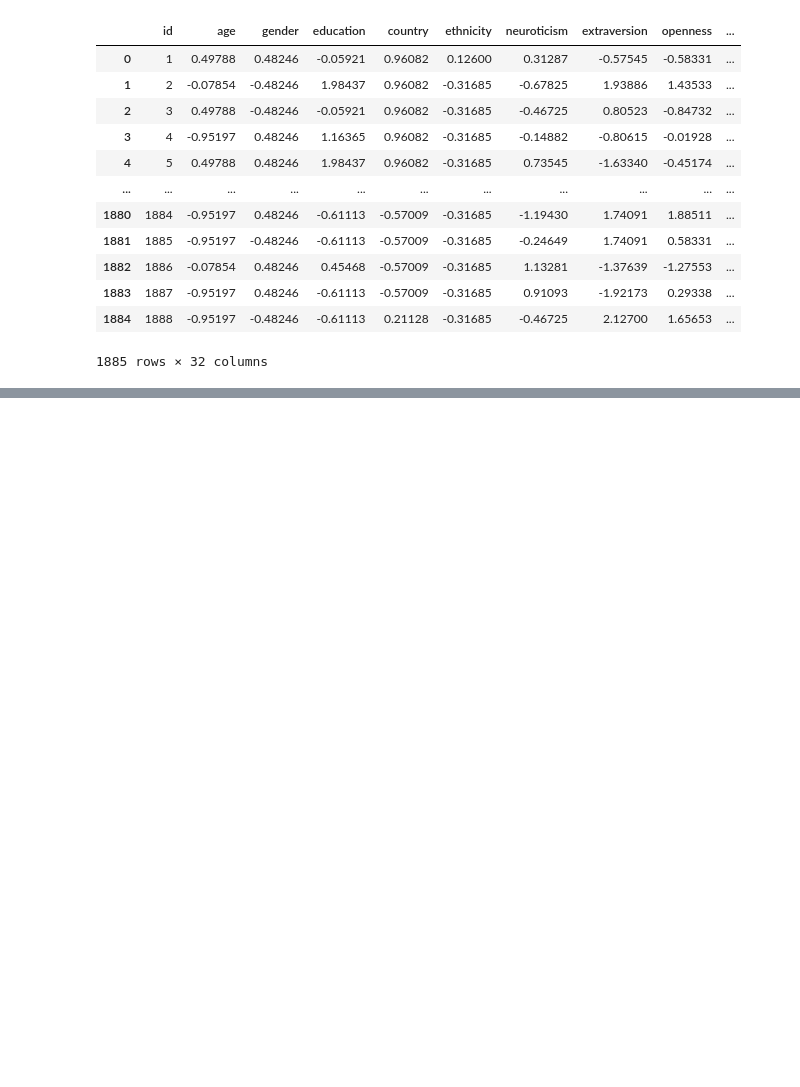
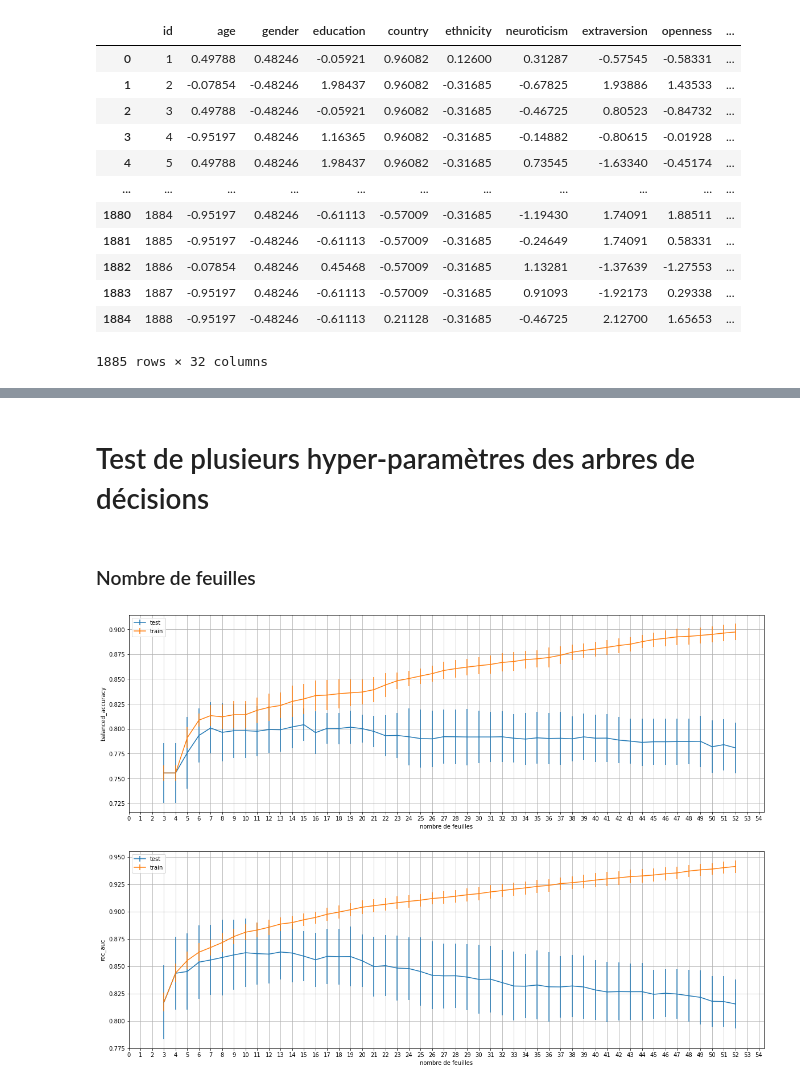
Before and after one commit to BPMazino/drug-consumption-prediction, a Jupyter notebook: model_cannabis.ipynb, the cells around one changed output, grey strips where cells are left out. Saved outputs shown, nothing was run; the diff lists cells and outputs as text; code cells hidden in the pictures; blank space fills up the shorter version.

```diff
--- a/model_cannabis.ipynb
+++ b/model_cannabis.ipynb
@@ -211,0 +234,36 @@ print(score_train.mean(), score_train.std())
+# %% [markdown]
+# Test de plusieurs hyper-paramètres des arbres de décisions
+# %% [markdown]
+### Nombre de feuilles
+# %%
+# Teste de l'hyperparamètre : nombre de feuille
+
+nom_param = "nombre de feuilles"
+limite_param = 50
+scoring = ["balanced_accuracy", "roc_auc"]
+
+means = [np.zeros(limite_param) for i in range(len(scoring) *2)]
+stds = [np.zeros(limite_param) for i in range(len(scoring) *2)]
+
+for n in range(limite_param):
+    clf = DecisionTreeClassifier(max_leaf_nodes=n+3, random_state=0)
+    clf.fit(X_train, y_train)
+    result = cross_validate(clf, X_train_valid, y_train_valid, cv=5, n_jobs=-1, scoring = scoring, return_train_score=True)
+    for i in range(len(scoring)):
+        means[i*2][n] = result["test_" + scoring[i]].mean()
+        means[i*2 +1][n] = result["train_" + scoring[i]].mean()
+        stds[i*2][n] = result["test_" + scoring[i]].std()
+        stds[i*2 +1][n] = result["train_" + scoring[i]].std()
+
+fig, axs = plt.subplots(len(scoring), 1, figsize=(20, 14))
+
+for i in range(len(scoring)):
+    axs[i].errorbar(np.array(range(limite_param)) + 3, means[i*2], stds[i*2], label="test")
+    axs[i].errorbar(np.array(range(limite_param)) + 3, means[i*2 +1], stds[i*2 +1], label="train")
+    axs[i].set_xlabel(nom_param)
+    axs[i].set_ylabel(scoring[i])
+    axs[i].legend()
+    axs[i].grid()
+    axs[i].set_xticks(range(0, limite_param+5))
+# %% [output]
+[figure, added]
```
Also changed, not shown: parts of 44 cells of this notebook, 3 other files.
